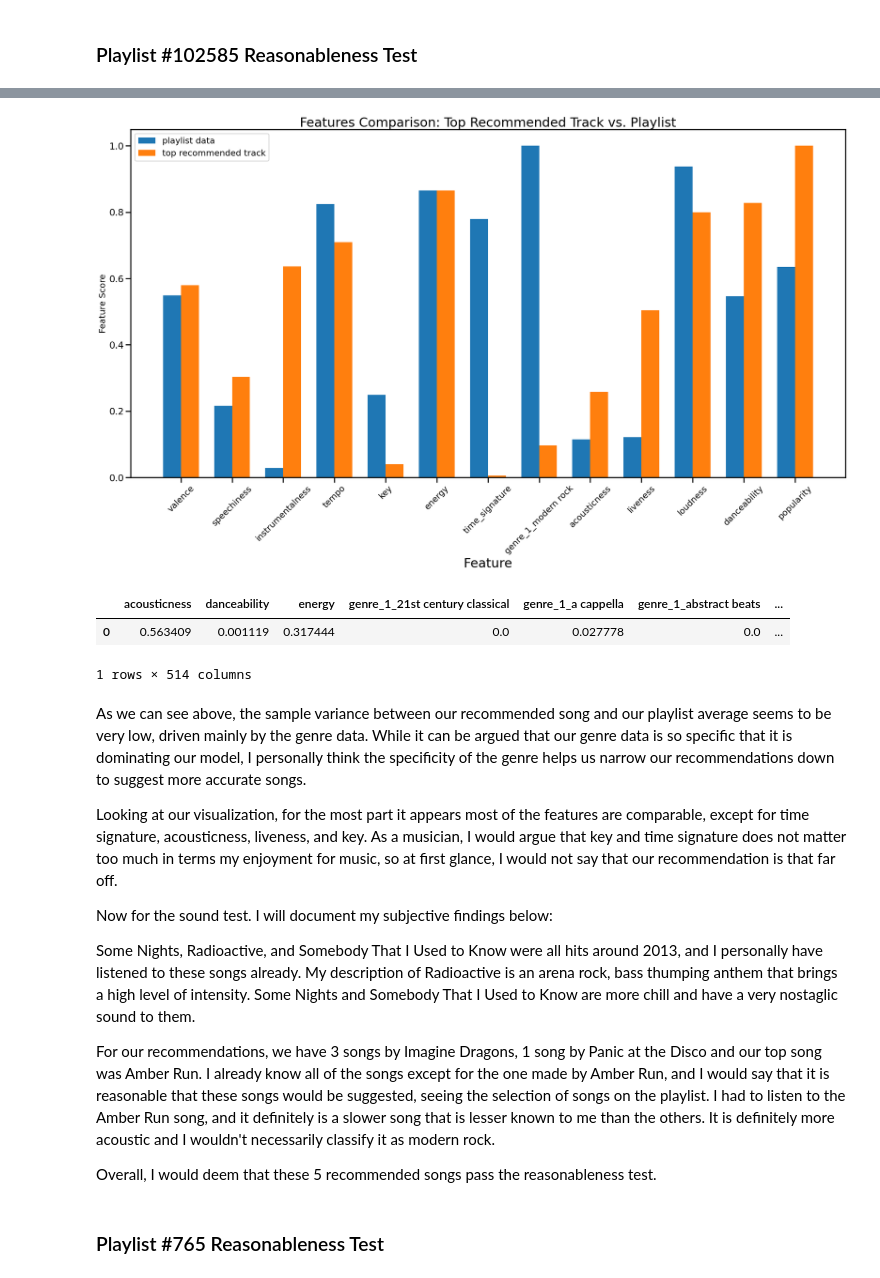
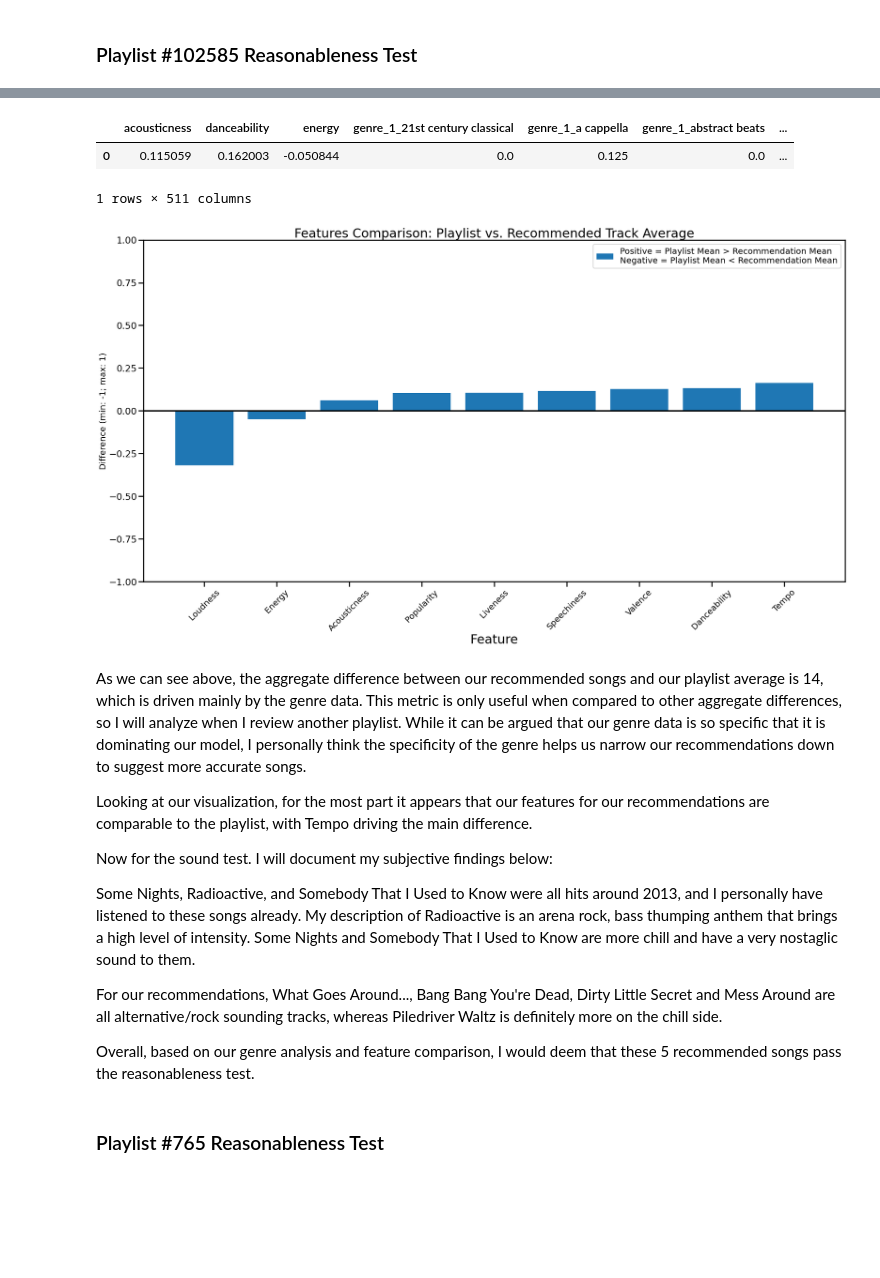
Before and after one commit to justingrisanti/dsc-capstone-project, a Jupyter notebook: Capstone Project-Recommendation System.ipynb, the cells around one changed output, grey strips where cells are left out. Drawn from its saved outputs; the diff is of its cells as text; code cells hidden in the pictures; blank space fills up the shorter version.

```diff
--- a/Capstone Project-Recommendation System.ipynb
+++ b/Capstone Project-Recommendation System.ipynb
@@ -770,6 +629,6 @@ HTTP Error for GET to https://api.spotify.com/v1/tracks/example_error with Param
 # %%
 # Call pickle file and remove 0 popularity songs
-unique_track_popularity = pd.read_pickle('Spotipy Custom DataFrames/unique_track_popularity.pkl')
+unique_track_popularity = pd.read_pickle('Data/Spotipy Custom DataFrames/unique_track_popularity.pkl')
 unique_track_popularity.drop(unique_track_popularity[unique_track_popularity['popularity'] == 0].index, inplace = True)
 unique_track_popularity
 # %% [output]
@@ -815,7 +674,7 @@ track_features = pd.read_sql(track_features, con = conn)
 # %%
 # Reformat the DataFrame, dropping columns, removing duplicates, keeping first genre column, scaled values
 
-track_features = track_features.drop(columns=['index','type','id','uri','track_href','analysis_url','track_id'])
+track_features = track_features.drop(columns=['pos','index','type','id','uri','track_href','analysis_url','track_id'])
 track_features = track_features.loc[:,~track_features.columns.duplicated()]
 track_features = track_features.drop(track_features.iloc[:, 21:62],axis=1)
 track_features = track_features.rename(columns={'pid':'playlist_id', '0':'genre_1'})
@@ -1155,6 +1025,10 @@ final_track_vector['track_uri_fix'] = new_index
 final_track_vector = final_track_vector.set_index('track_uri_fix')
 final_track_vector.index = final_track_vector.index.rename(name = 'track_uri')
 
+# Drop categorical features that shouldn't be used in modeling
+final_track_vector = final_track_vector.drop(['key','mode','time_signature'],axis=1)
+
 # Final track vector ready for modelling shape is (8081 x 513)
+final_track_vector = final_track_vector.drop_duplicates()
 final_track_vector
 # %% [output]
@@ -1199,6 +1073,9 @@ impute = SimpleImputer(missing_values=np.nan, strategy='mean')
 final_playlist_vector[final_playlist_vector.columns.to_list()] = impute.fit_transform(final_playlist_vector)
 final_playlist_vector.columns = final_playlist_vector.columns.str[4:-1]
 
+# Drop categorical features that shouldn't be used in modeling
+final_playlist_vector = final_playlist_vector.drop(['key','mode','time_signature'],axis=1)
+
 # Final playlist vector ready for modelling shape is (100 x 513)
 final_playlist_vector
 # %% [output]
@@ -1388,29 +1305,28 @@ playlist_genre_breakdown(102585)
+# %%
+# Call function for variance
+
+song_vs_playlist_comparison(102585,5)
+# %% [output]
+|  | acousticness | danceability | energy | genre_1_21st century classical | genre_1_a cappella | genre_1_abstract beats | ... |
+| 0 | 0.115059 | 0.162003 | -0.050844 | 0.0 | 0.125 | 0.0 | ... |
+1 rows × 511 columns
 # %%
 # Call function for graphical comparison
-
-song_vs_playlist_visual_comparison(102585,'5zT5cMnMKoyruPj13TQXGx')
+song_vs_playlist_visual_comparison(102585,5)
 # %% [output]
-[figure, old version]
+[figure, new version]
-# %%
-# Call function for variance
-
-song_vs_playlist_comparison(102585,'5zT5cMnMKoyruPj13TQXGx')
-# %% [output]
-|  | acousticness | danceability | energy | genre_1_21st century classical | genre_1_a cappella | genre_1_abstract beats | ... |
-| 0 | 0.563409 | 0.001119 | 0.317444 | 0.0 | 0.027778 | 0.0 | ... |
-1 rows × 514 columns
 # %% [markdown]
-As we can see above, the sample variance between our recommended song and our playlist average seems to be very low, driven mainly by the genre data. While it can be argued that our genre data is so specific that it is dominating our model, I personally think the specificity of the genre helps us narrow our recommendations down to suggest more accurate songs.
+As we can see above, the aggregate difference between our recommended songs and our playlist average is 14, which is driven mainly by the genre data. This metric is only useful when compared to other aggregate differences, so I will analyze when I review another playlist. While it can be argued that our genre data is so specific that it is dominating our model, I personally think the specificity of the genre helps us narrow our recommendations down to suggest more accurate songs.
 
-Looking at our visualization, for the most part it appears most of the features are comparable, except for time signature, acousticness, liveness, and key. As a musician, I would argue that key and time signature does not matter too much in terms my enjoyment for music, so at first glance, I would not say that our recommendation is that far off.
+Looking at our visualization, for the most part it appears that our features for our recommendations are comparable to the playlist, with Tempo driving the main difference.
 
 Now for the sound test. I will document my subjective findings below:
 
 Some Nights, Radioactive, and Somebody That I Used to Know were all hits around 2013, and I personally have listened to these songs already. My description of Radioactive is an arena rock, bass thumping anthem that brings a high level of intensity. Some Nights and Somebody That I Used to Know are more chill and have a very nostaglic sound to them.
 
-For our recommendations, we have 3 songs by Imagine Dragons, 1 song by Panic at the Disco and our top song was Amber Run. I already know all of the songs except for the one made by Amber Run, and I would say that it is reasonable that these songs would be suggested, seeing the selection of songs on the playlist. I had to listen to the Amber Run song, and it definitely is a slower song that is lesser known to me than the others. It is definitely more acoustic and I wouldn't necessarily classify it as modern rock.
+For our recommendations, What Goes Around..., Bang Bang You're Dead, Dirty Little Secret and Mess Around are all alternative/rock sounding tracks, whereas Piledriver Waltz is definitely more on the chill side.
 
-Overall, I would deem that these 5 recommended songs pass the reasonableness test.
+Overall, based on our genre analysis and feature comparison, I would deem that these 5 recommended songs pass the reasonableness test.
 # %% [markdown]
 ### Playlist #765 Reasonableness Test
 # %%
```
Also changed, not shown: parts of 50 cells of this notebook, 16 other files.
